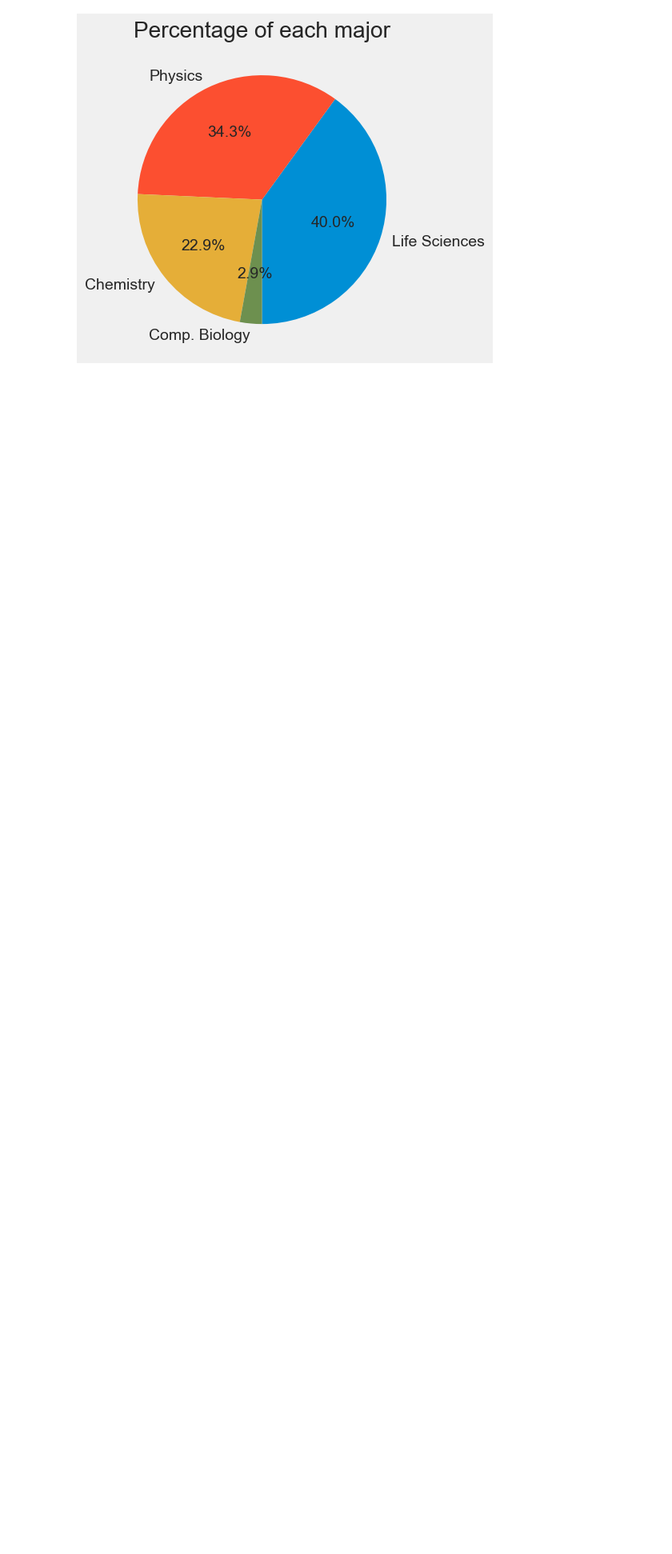
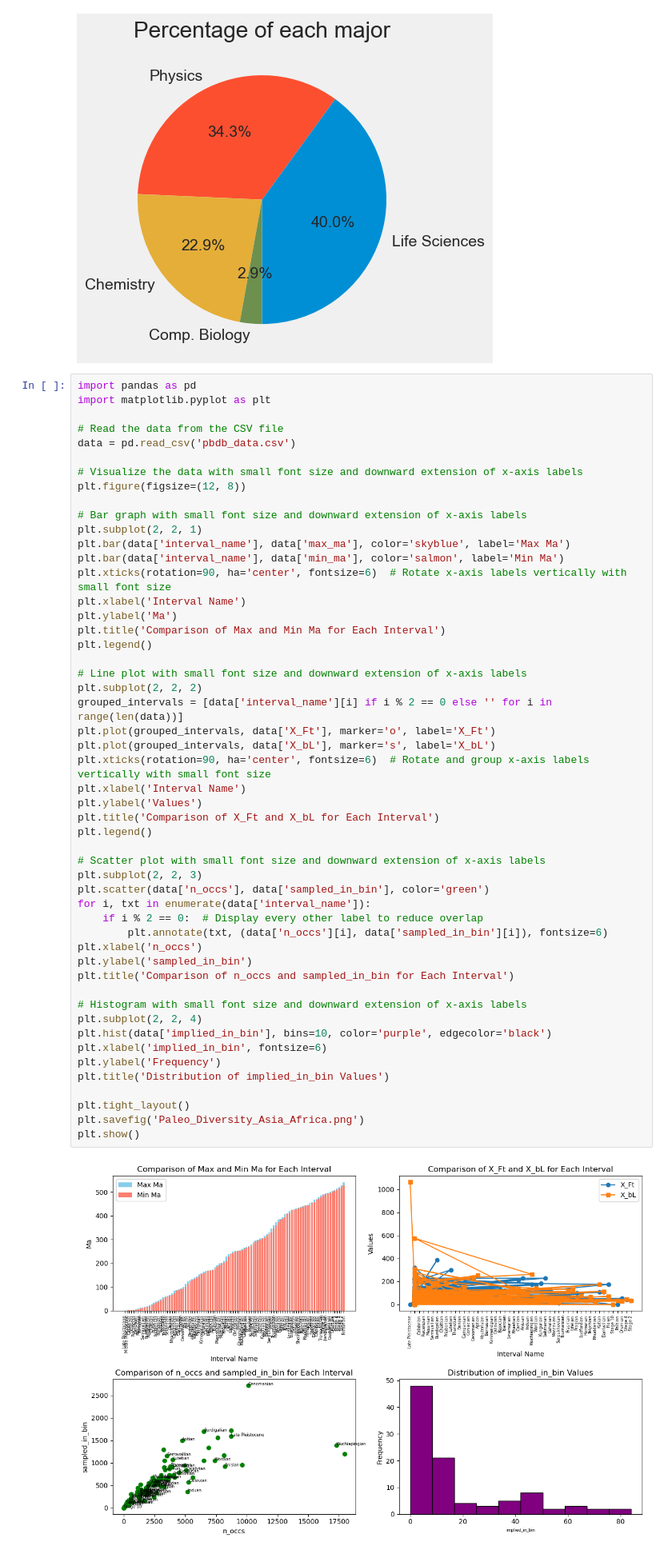
Before and after one commit to Juinshin/learning-portfolio-Juinshin, a Jupyter notebook: plotting/plotting_(good).ipynb, the cells around one changed output. Shown: that part at 80% size. Drawn from its saved outputs; the diff is of its cells as text; blank space fills up the shorter version.

Commit message:
plotting_(good).ipynb added plots of some paleo fossil diversity data

```diff
--- a/plotting/plotting_(good).ipynb
+++ b/plotting/plotting_(good).ipynb
@@ -215,3 +215,56 @@ plt.title('Percentage of each major')
 # %% [output]
 Text(0.5, 1.0, 'Percentage of each major')
 [figure]
+# %%
+import pandas as pd
+import matplotlib.pyplot as plt
+
+# Read the data from the CSV file
+data = pd.read_csv('pbdb_data.csv')
+
+# Visualize the data with small font size and downward extension of x-axis labels
+plt.figure(figsize=(12, 8))
+
+# Bar graph with small font size and downward extension of x-axis labels
+plt.subplot(2, 2, 1)
+plt.bar(data['interval_name'], data['max_ma'], color='skyblue', label='Max Ma')
+plt.bar(data['interval_name'], data['min_ma'], color='salmon', label='Min Ma')
+plt.xticks(rotation=90, ha='center', fontsize=6)  # Rotate x-axis labels vertically with small font size
+plt.xlabel('Interval Name')
+plt.ylabel('Ma')
+plt.title('Comparison of Max and Min Ma for Each Interval')
+plt.legend()
+
+# Line plot with small font size and downward extension of x-axis labels
+plt.subplot(2, 2, 2)
+grouped_intervals = [data['interval_name'][i] if i % 2 == 0 else '' for i in range(len(data))]
+plt.plot(grouped_intervals, data['X_Ft'], marker='o', label='X_Ft')
+plt.plot(grouped_intervals, data['X_bL'], marker='s', label='X_bL')
+plt.xticks(rotation=90, ha='center', fontsize=6)  # Rotate and group x-axis labels vertically with small font size
+plt.xlabel('Interval Name')
+plt.ylabel('Values')
+plt.title('Comparison of X_Ft and X_bL for Each Interval')
+plt.legend()
+
+# Scatter plot with small font size and downward extension of x-axis labels
+plt.subplot(2, 2, 3)
+plt.scatter(data['n_occs'], data['sampled_in_bin'], color='green')
+for i, txt in enumerate(data['interval_name']):
+    if i % 2 == 0:  # Display every other label to reduce overlap
+        plt.annotate(txt, (data['n_occs'][i], data['sampled_in_bin'][i]), fontsize=6)
+plt.xlabel('n_occs')
+plt.ylabel('sampled_in_bin')
+plt.title('Comparison of n_occs and sampled_in_bin for Each Interval')
+
+# Histogram with small font size and downward extension of x-axis labels
+plt.subplot(2, 2, 4)
+plt.hist(data['implied_in_bin'], bins=10, color='purple', edgecolor='black')
+plt.xlabel('implied_in_bin', fontsize=6)
+plt.ylabel('Frequency')
+plt.title('Distribution of implied_in_bin Values')
+
+plt.tight_layout()
+plt.savefig('Paleo_Diversity_Asia_Africa.png')
+plt.show()
+# %% [output]
+[figure, added]
```
Also changed, not shown: 2 other files.
